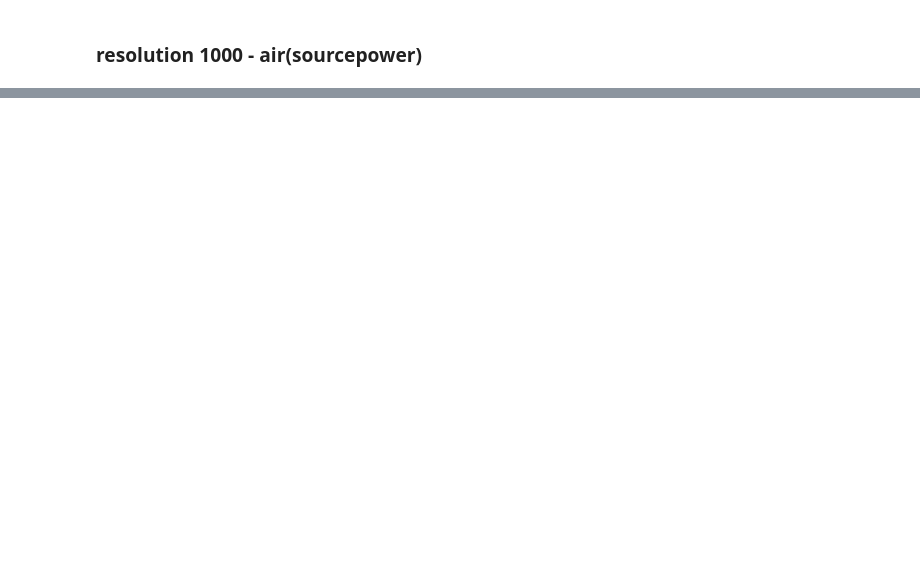
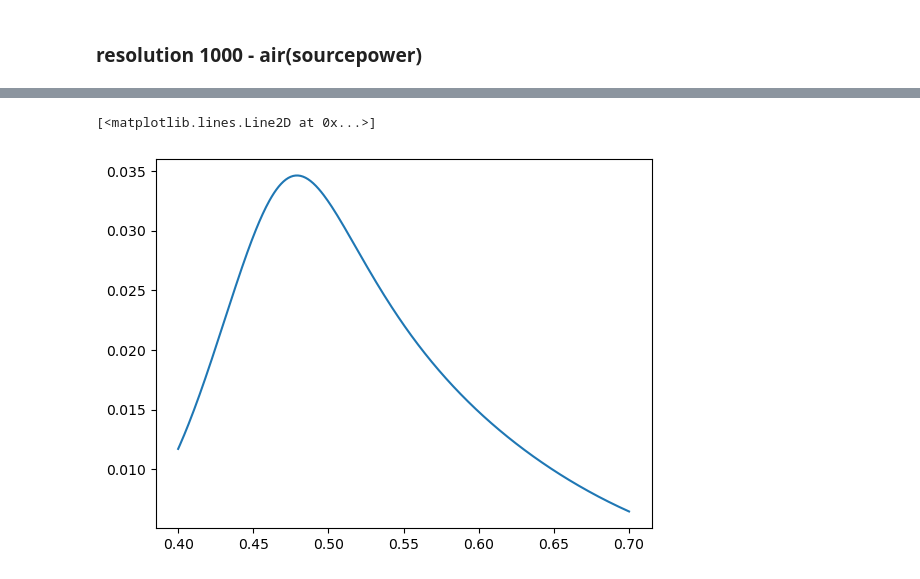
Before and after one commit to M2nion/EIDL, a Jupyter notebook: Tool/Meep/LGD/Meep code/OLED structure/Layer by Layer check/OLED_update_LBL.ipynb, the cells around one changed output, grey strips where cells are left out. Drawn from its saved outputs; the diff is of its cells as text; code cells hidden in the pictures; blank space fills up the shorter version.

```diff
--- a/Tool/Meep/LGD/Meep code/OLED structure/Layer by Layer check/OLED_update_LBL.ipynb
+++ b/Tool/Meep/LGD/Meep code/OLED structure/Layer by Layer check/OLED_update_LBL.ipynb
@@ -389,5 +406,10 @@ res_1000 = np.genfromtxt(csv_path, delimiter=",", skip_header=1)
 
 res_1000_data =np.array( res_1000[:, 1])
 res_1000_wave = np.array(res_1000[:,0])
+# %%
+plt.plot(res_1000_wave, res_1000_data)
+# %% [output]
+[<matplotlib.lines.Line2D at 0x...>]
+[figure, added]
 # %%
 # dp_box / sourcepower 정규화
```
Also changed, not shown: parts of 8 cells of this notebook, 3 other files.
